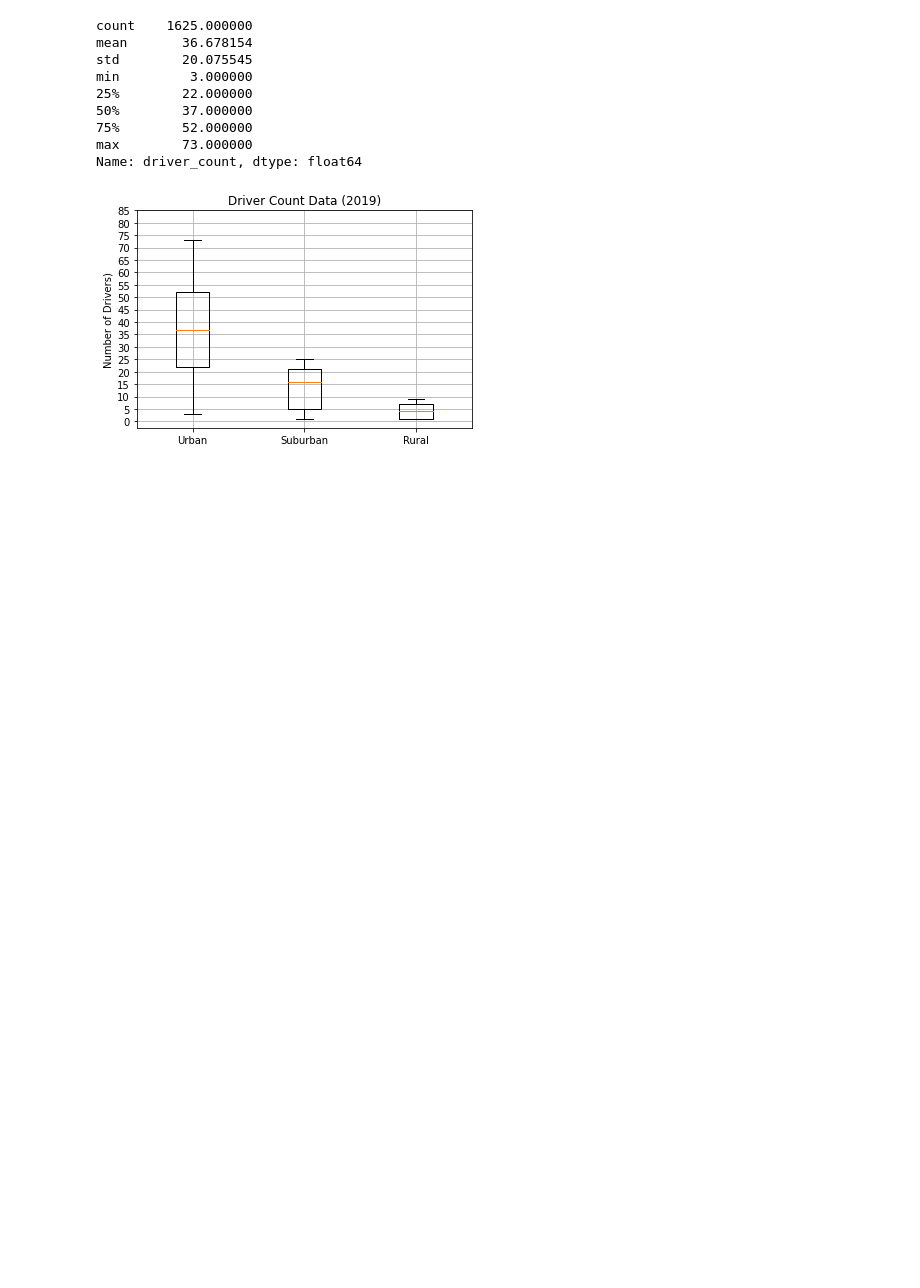
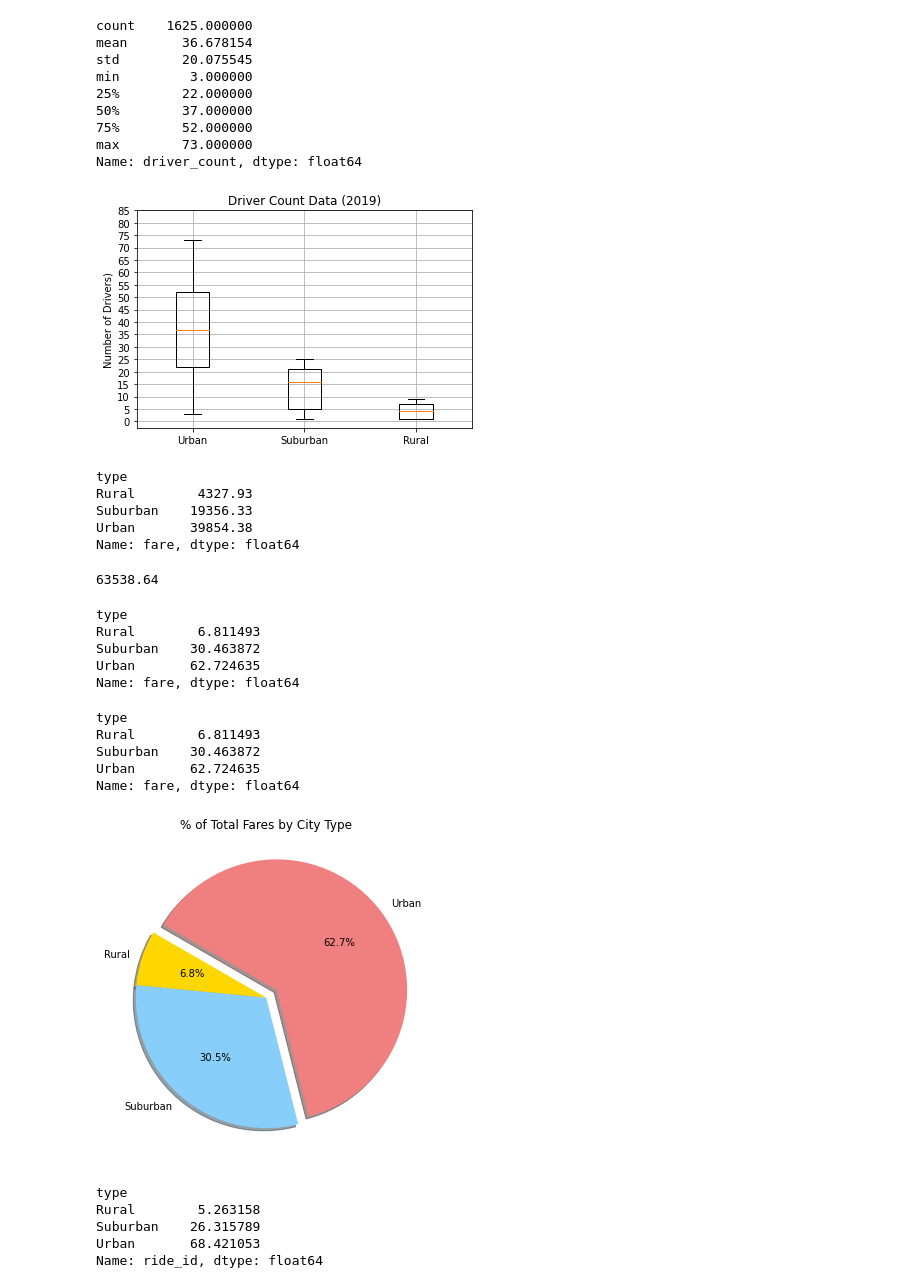
Before and after one commit to Jimena-QM/PyBer_Analysis, a Jupyter notebook: PyBer.ipynb, the cells around one changed output. Saved outputs shown, nothing was run; the diff lists cells and outputs as text; code cells hidden in the pictures; blank space fills up the shorter version.

Commit message:
Added Pie Charts for % Fare, Rides, Drivers

```diff
--- a/PyBer.ipynb
+++ b/PyBer.ipynb
@@ -472,3 +473,68 @@ plt.savefig("analysis/Fig4.png")
 plt.show()
 # %% [output]
 [figure]
+# %%
+#Sum fare for each city type
+
+sum_fares_by_type = pyber_data_df.groupby(['type']).sum()['fare']
+sum_fares_by_type
+# %% [output]
+type
+Rural        4327.93
+Suburban    19356.33
+Urban       39854.38
+Name: fare, dtype: float64
+# %%
+# Total fares
+total_fares = pyber_data_df['fare'].sum()
+total_fares
+# %% [output]
+63538.64
+# %%
+# Calculate % of fare for each city type
+type_percents = sum_fares_by_type / total_fares *100
+type_percents
+# %% [output]
+type
+Rural        6.811493
+Suburban    30.463872
+Urban       62.724635
+Name: fare, dtype: float64
+# %%
+# Calculating the % of fares in one line of code
+
+type_percents_1 = 100* pyber_data_df.groupby(['type']).sum()['fare'] / pyber_data_df['fare'].sum()
+type_percents_1
+# %% [output]
+type
+Rural        6.811493
+Suburban    30.463872
+Urban       62.724635
+Name: fare, dtype: float64
+# %%
+labels_type = ['Rural', 'Suburban', 'Urban']
+colors = ['gold', 'lightskyblue', 'lightcoral']
+explode = [0,0,0.1]
+# %%
+# % of fares by city type Pie Chart
+plt.subplots(figsize=(10,6))
+plt.pie(type_percents, labels=labels_type , colors=colors, explode = explode, autopct='%1.1f%%', shadow=True, startangle=150)
+plt.title('% of Total Fares by City Type')
+# Change defoult font size from 10 to 14 using mpl
+mpl.rcParams['font.size'] = 14
+#Save figure
+plt.savefig('analysis/Fig5.png')
+plt.show()
+# %% [output]
+[figure, added]
+# %%
+# % of Rides by City Type
+rides_percents = 100 * pyber_data_df.groupby(['type']).count()['ride_id'] / pyber_data_df['ride_id'].count()
+explode_2 =[0,0,0.1]
+rides_percents
+# %% [output]
+type
+Rural        5.263158
+Suburban    26.315789
+Urban       68.421053
+Name: ride_id, dtype: float64
```
Also changed, not shown: parts of 4 cells of this notebook, 3 other files.
